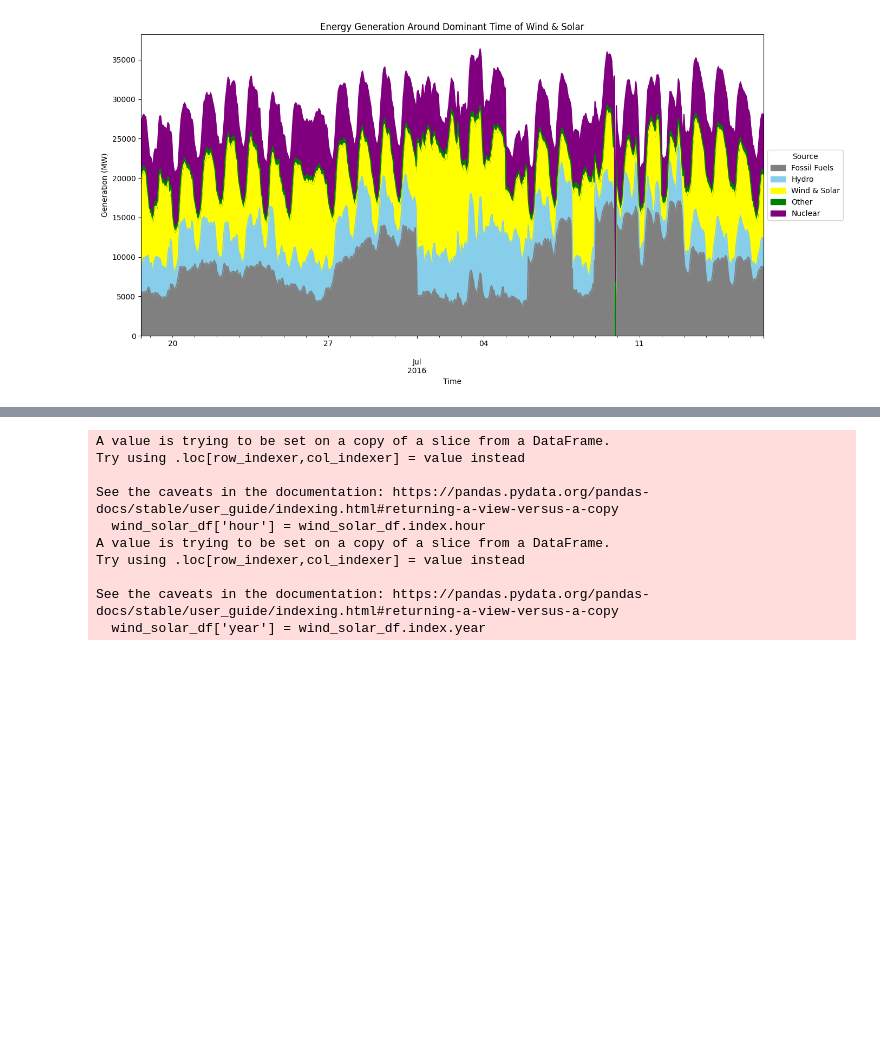
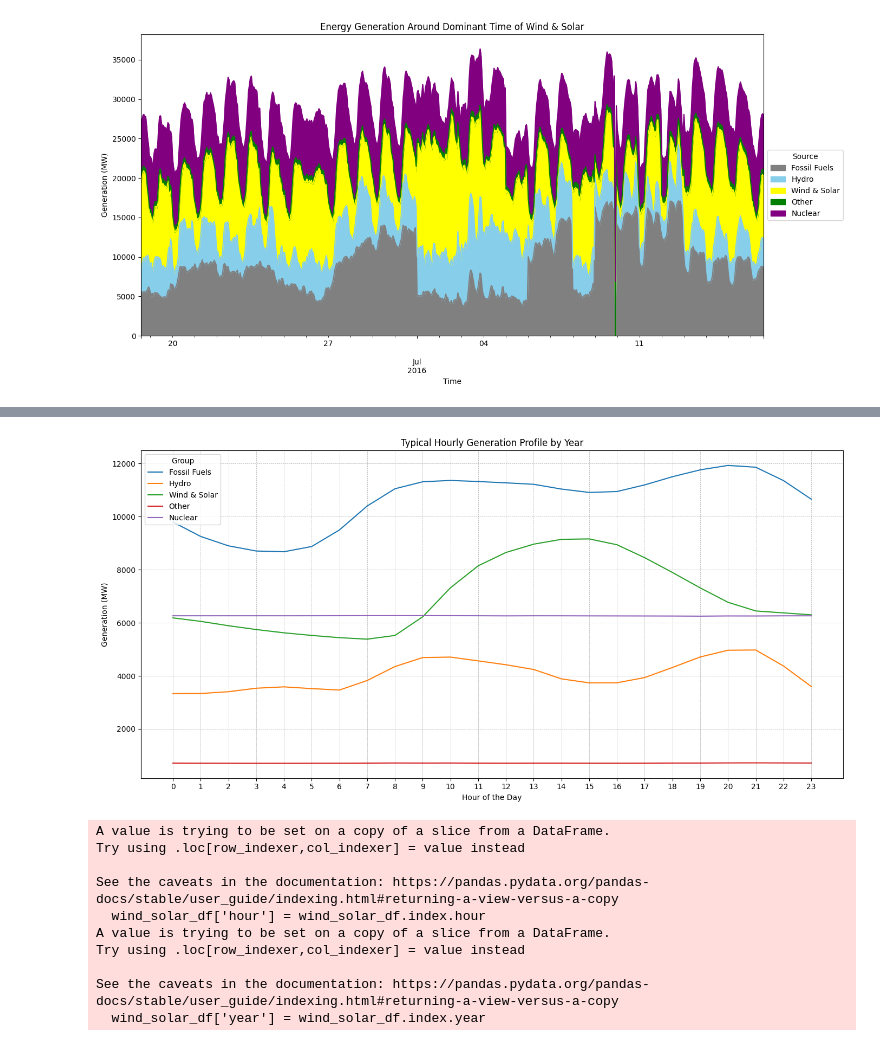
Before and after one commit to zoemcbride/energy-data-lab, a Jupyter notebook: spanish_energy_data_weather_analysis.ipynb, the cells around one changed output, grey strips where cells are left out. Cells and saved outputs as stored; diff of their text form; code cells hidden in the pictures; blank space fills up the shorter version.

```diff
--- a/spanish_energy_data_weather_analysis.ipynb
+++ b/spanish_energy_data_weather_analysis.ipynb
@@ -460,3 +445,30 @@ Name: Wind & Solar, Length: 35064, dtype: float64
+# %%
+energy_sources_grouped_cols = energy_sources_grouped.columns
+
+# Extract hour of the day and year directly dataframe
+energy_sources_grouped['hour'] = energy_data.index.hour
+energy_sources_grouped['year'] = energy_data.index.year
+
+# Group by year and hour
+hourly_means = energy_sources_grouped.groupby(['hour']).mean()
+
+# Plot
+plt.figure(figsize=(14, 7))
+
+# For each year, plot the hourly profile
+for group in energy_sources_grouped_cols.unique():
+    plt.plot(hourly_means[group], label=group)
+
+plt.title("Typical Hourly Generation Profile by Year")
+plt.ylabel("Generation (MW)")
+plt.xlabel("Hour of the Day")
+plt.xticks(range(0, 24))
+plt.legend(title="Group")
+plt.grid(True, which="both", linestyle="--", linewidth=0.5)
+plt.tight_layout()
+plt.show()
+# %% [output]
+[figure, added]
 # %%
 wind_solar_df = energy_sources_grouped[["Wind & Solar"]]
 
```
Also changed, not shown: parts of 19 cells of this notebook.
